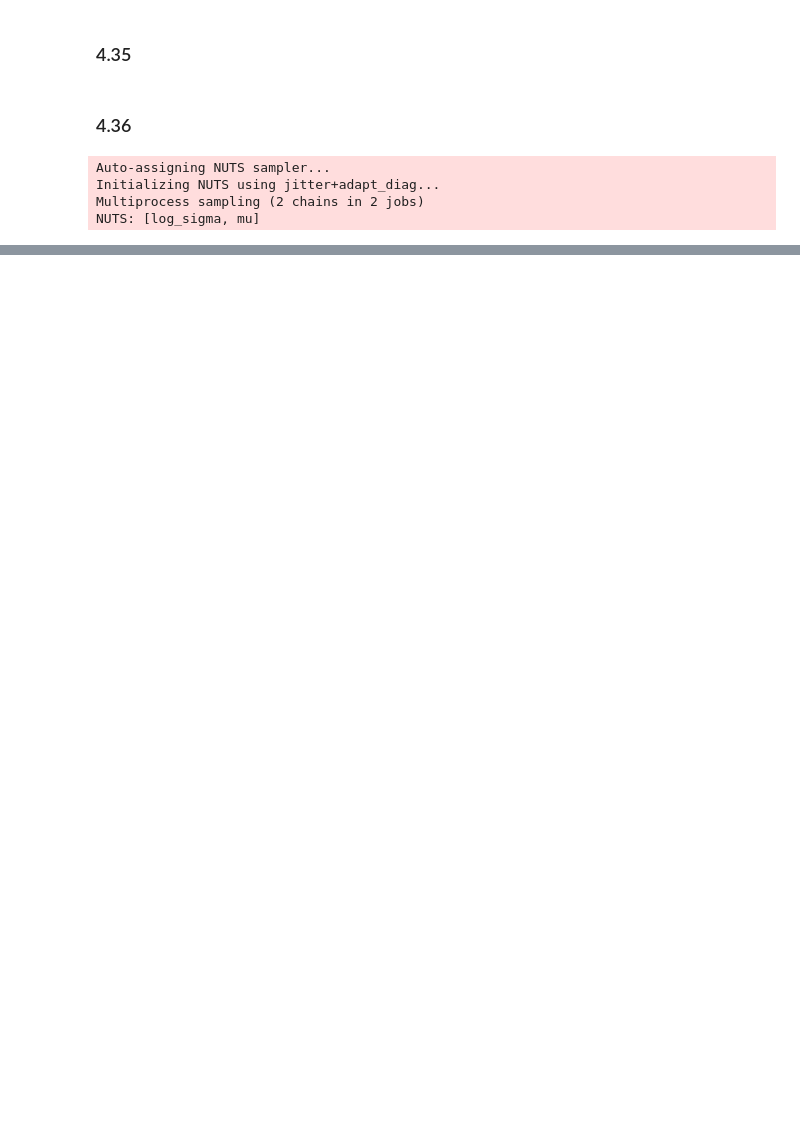
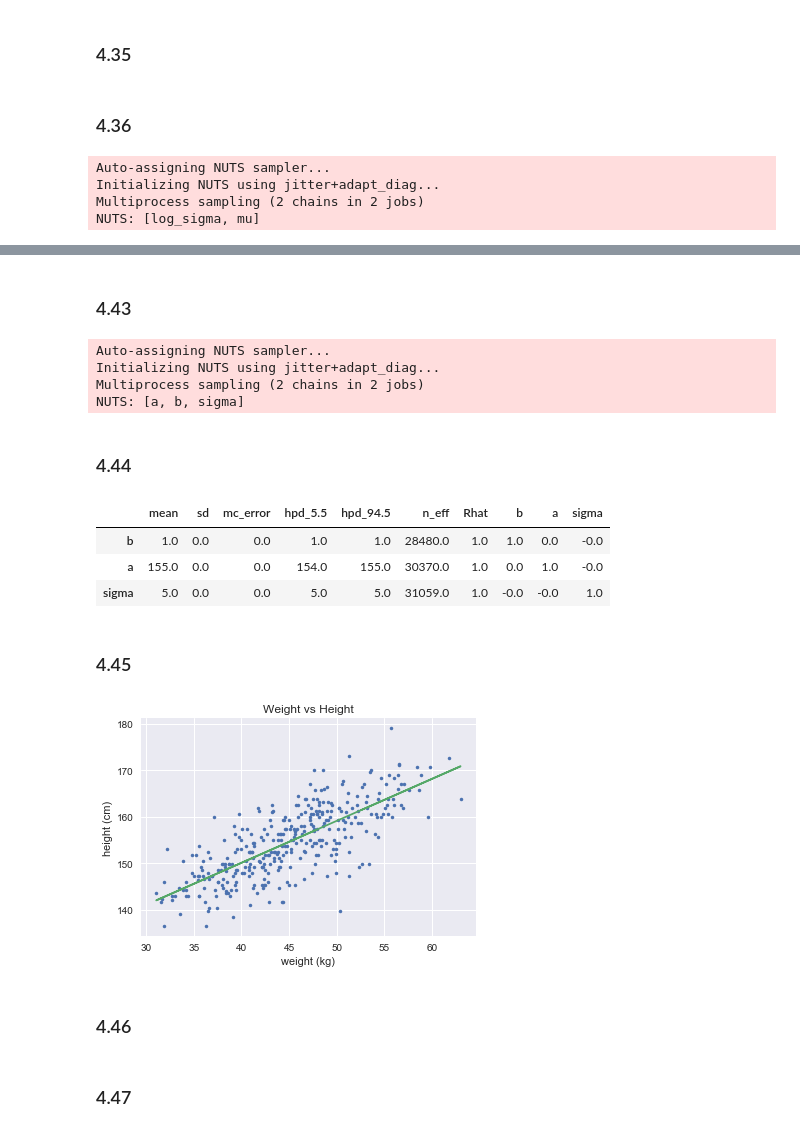
Before and after one commit to grinnbearit/statistical_rethinking, a Jupyter notebook: chapter_4.ipynb, the cells around one changed output, grey strips where cells are left out. Drawn from its saved outputs; the diff is of its cells as text; code cells hidden in the pictures; blank space fills up the shorter version.

```diff
--- a/chapter_4.ipynb
+++ b/chapter_4.ipynb
@@ -468,0 +520,42 @@ NUTS: [log_sigma, mu]
+# %%
+d2 = d2.assign(weight_c=d2["weight"] - d2["weight"].mean())
+# %% [markdown]
+### 4.43
+# %%
+with pm.Model() as m4_4:
+    sigma = pm.Uniform('sigma', lower=0, upper=50)
+    b = pm.Normal("b", mu=0, sd=10)
+    a = pm.Normal("a", mu=156, sd=100)
+    mu = a + b*d2["weight_c"]
+    height = pm.Normal("height", mu=mu, sd=sigma, observed=d2["height"])
+    trace_4_4 = pm.sample(int(1e4), tune=1000)
+# %% [output]
+Auto-assigning NUTS sampler...
+Initializing NUTS using jitter+adapt_diag...
+Multiprocess sampling (2 chains in 2 jobs)
+NUTS: [a, b, sigma]
+# %% [markdown]
+### 4.44
+# %%
+trace_df = pm.trace_to_dataframe(trace_4_4)
+(pm.summary(trace_4_4, alpha=.11)
+ .join(trace_df.corr())
+ .round())
+# %% [output]
+|  | mean | sd | mc_error | hpd_5.5 | hpd_94.5 | n_eff | Rhat | b | a | sigma |
+| b | 1.0 | 0.0 | 0.0 | 1.0 | 1.0 | 28480.0 | 1.0 | 1.0 | 0.0 | -0.0 |
+| a | 155.0 | 0.0 | 0.0 | 154.0 | 155.0 | 30370.0 | 1.0 | 0.0 | 1.0 | -0.0 |
+| sigma | 5.0 | 0.0 | 0.0 | 5.0 | 5.0 | 31059.0 | 1.0 | -0.0 | -0.0 | 1.0 |
+# %% [markdown]
+### 4.45
+# %%
+f, ax = plt.subplots(1, 1)
+ax.plot(d2["weight"], d2["height"], ".")
+ax.plot(d2["weight"], trace_4_3["a"].mean() + d2["weight"]*trace_4_3["b"].mean())
+ax.set_xlabel("weight (kg)")
+ax.set_ylabel("height (cm)")
+ax.set_title("Weight vs Height");
+# %% [output]
+[figure, added]
+# %% [markdown]
+### 4.46
@@ -468,0 +564,2 @@ NUTS: [log_sigma, mu]
+# %% [markdown]
+### 4.47
```
Also changed, not shown: parts of 81 cells of this notebook.
